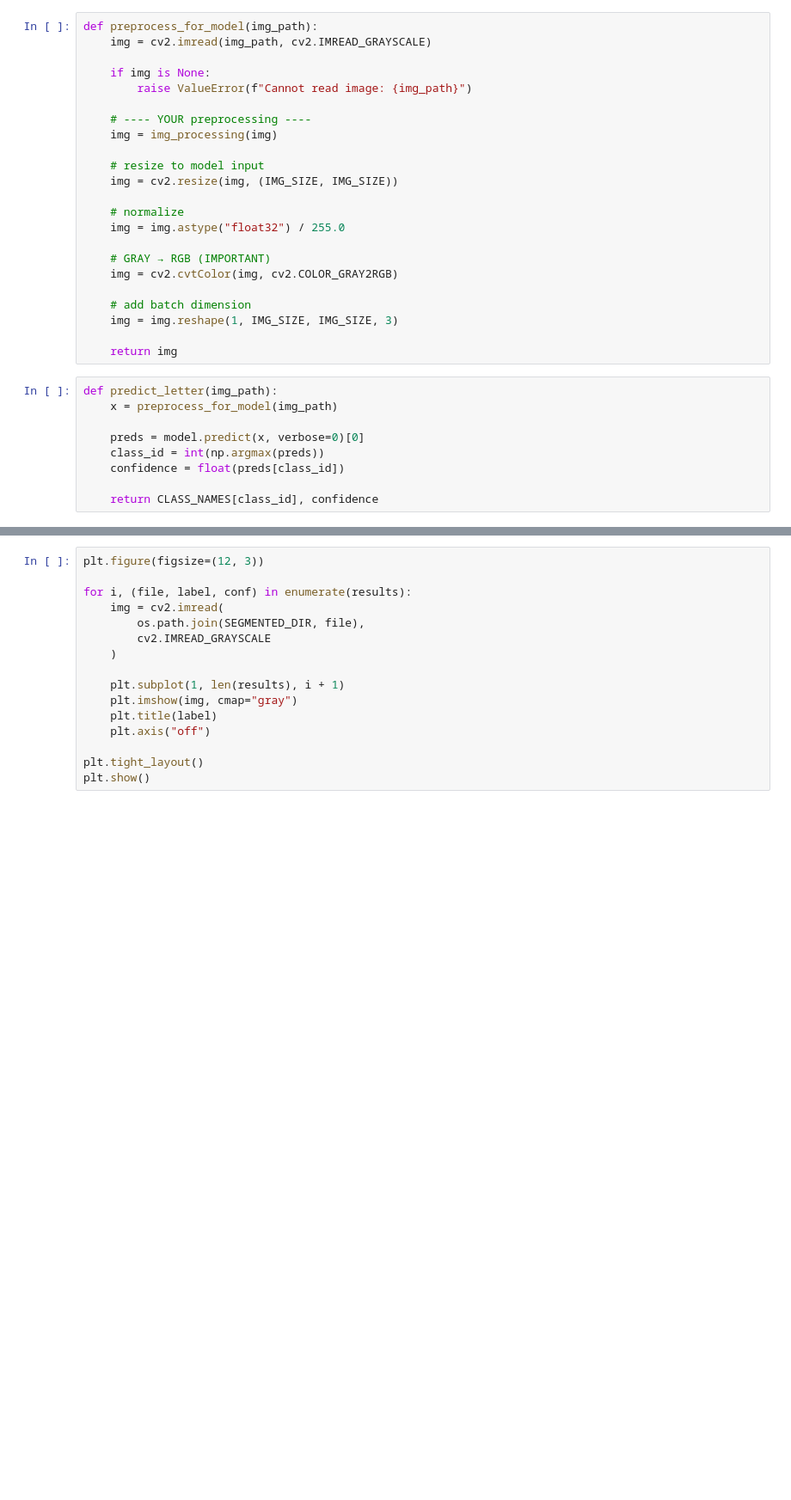
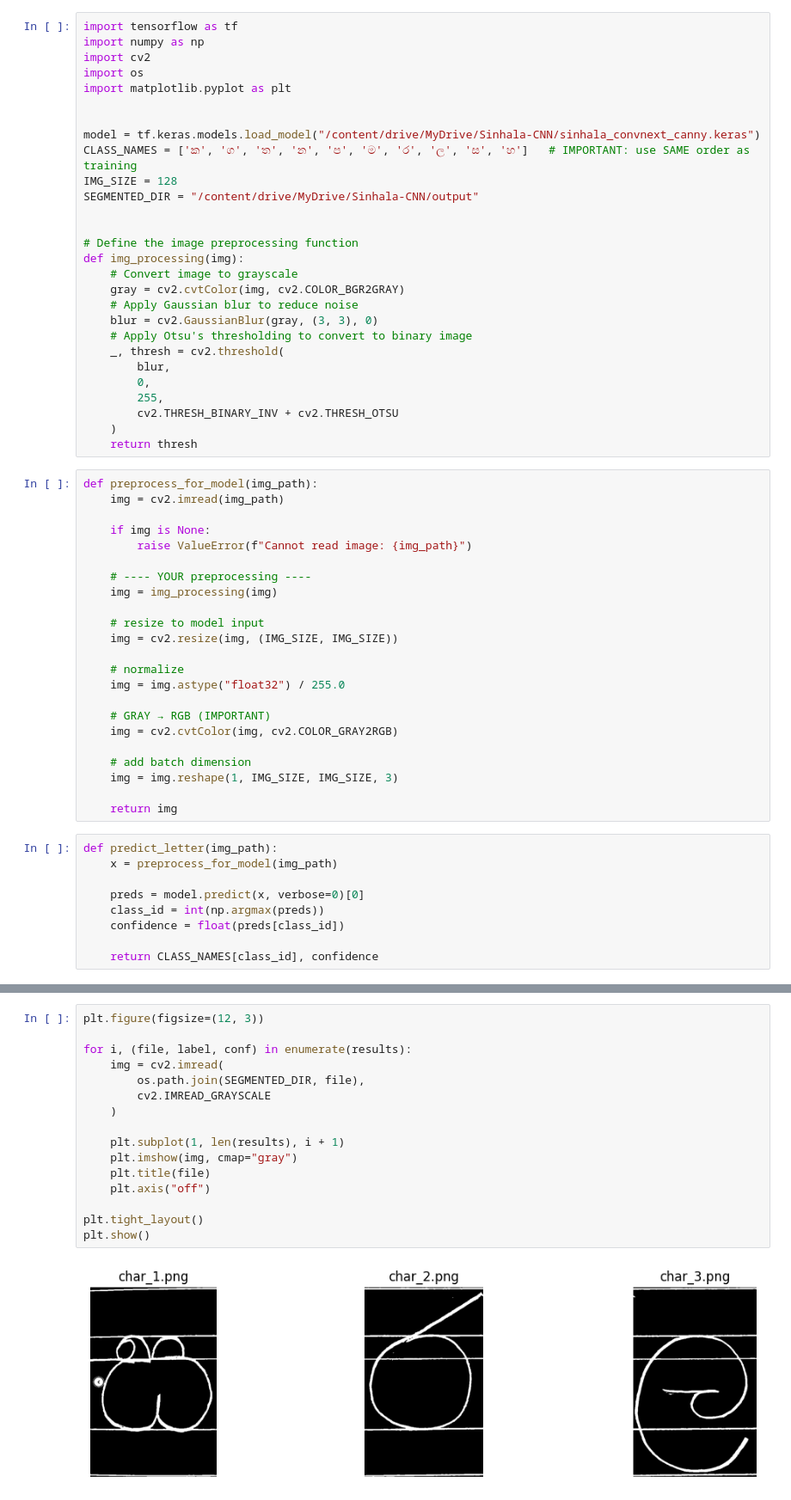
Before and after one commit to RaviduSenavirathna/Sinhala-Word-Recognizer, a Jupyter notebook: predict.ipynb, the cells around one changed output, grey strips where cells are left out. Shown at 86% size. Cells and saved outputs as stored; diff of their text form; blank space fills up the shorter version.

```diff
--- a/predict.ipynb
+++ b/predict.ipynb
@@ -22,6 +8,34 @@ SEGMENTED_DIR = "segmented_letters"
+# %%
+import tensorflow as tf
+import numpy as np
+import cv2
+import os
+import matplotlib.pyplot as plt
+
+
+model = tf.keras.models.load_model("/content/drive/MyDrive/Sinhala-CNN/sinhala_convnext_canny.keras")
+CLASS_NAMES = ['ක', 'ග', 'ත', 'න', 'ප', 'ම', 'ර', 'ල', 'ස', 'හ']   # IMPORTANT: use SAME order as training
+IMG_SIZE = 128
+SEGMENTED_DIR = "/content/drive/MyDrive/Sinhala-CNN/output"
+
+
+# Define the image preprocessing function
+def img_processing(img):
+    # Convert image to grayscale
+    gray = cv2.cvtColor(img, cv2.COLOR_BGR2GRAY)
+    # Apply Gaussian blur to reduce noise
+    blur = cv2.GaussianBlur(gray, (3, 3), 0)
+    # Apply Otsu's thresholding to convert to binary image
+    _, thresh = cv2.threshold(
+        blur,
+        0,
+        255,
+        cv2.THRESH_BINARY_INV + cv2.THRESH_OTSU
+    )
+    return thresh
 # %%
 def preprocess_for_model(img_path):
-    img = cv2.imread(img_path, cv2.IMREAD_GRAYSCALE)
+    img = cv2.imread(img_path)
 
     if img is None:
         raise ValueError(f"Cannot read image: {img_path}")
@@ -68,16 +84,18 @@ for file in sorted(os.listdir(SEGMENTED_DIR)):
 # %%
 plt.figure(figsize=(12, 3))
 
 for i, (file, label, conf) in enumerate(results):
     img = cv2.imread(
         os.path.join(SEGMENTED_DIR, file),
         cv2.IMREAD_GRAYSCALE
     )
 
     plt.subplot(1, len(results), i + 1)
     plt.imshow(img, cmap="gray")
-    plt.title(label)
+    plt.title(file)
     plt.axis("off")
 
 plt.tight_layout()
 plt.show()
+# %% [output]
+[figure, added]
```
Also changed, not shown: parts of 7 cells of this notebook.
